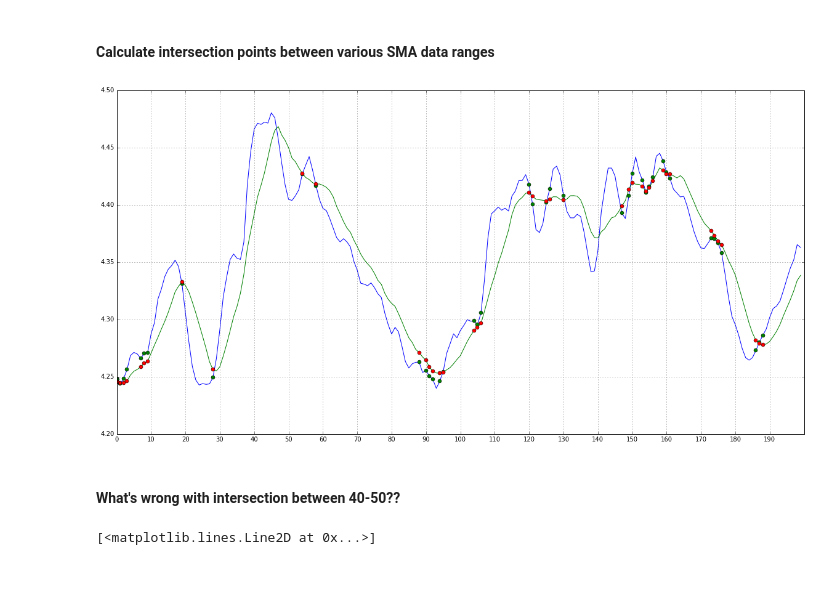
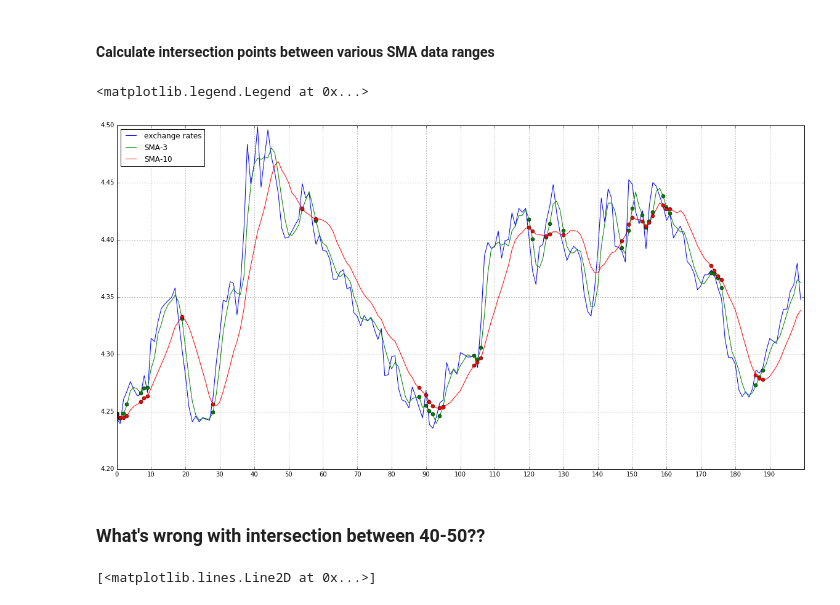
Before and after one commit to mariuszrokita/money-machine, a Jupyter notebook: EURPLN_exchange_rate_analysis.ipynb, the cells around one changed output. Cells and saved outputs as stored; diff of their text form; code cells hidden in the pictures; blank space fills up the shorter version.

Commit message:
Created new algorithm of finding intersection/crossing points

```diff
--- a/EURPLN_exchange_rate_analysis.ipynb
+++ b/EURPLN_exchange_rate_analysis.ipynb
@@ -169,34 +169,35 @@ Conclusion: The SMA-3, SMA-5, SMA-7, and SMA-10 are the best dataset in terms of
 # %%
 def plot_pair(pair):
     window1 = pair[0]
     window2 = pair[1]
     # get SMA values for interesting windows
     sma1 = df_sma[window1][-last_days_to_observe:].values
     sma2 = df_sma[window2][-last_days_to_observe:].values
     # calculate crossing points between both value ranges
     intersection_points = np.argwhere(np.isclose(sma1, sma2, atol=0.01)).reshape(-1)
     # plot
     plt.plot(sma1)
     plt.plot(sma2)
     plt.plot(intersection_points, sma1[intersection_points], 'go')
     plt.plot(intersection_points, sma2[intersection_points], 'ro')
     plt.xticks(np.arange(0, last_days_to_observe, 10))
     # return
     return list(intersection_points)[::2]
 
 
 # set up plotting parameters
 plt.figure(figsize=(20,10))
 plt.grid(True)
 
-#plt.plot(recent_exchange_rates)
+plt.plot(recent_exchange_rates)
 comparison_pair = (3, 10)
 intersection_points = plot_pair(comparison_pair)
-#plt.legend(['exchange rates', "SMA-{}".format(comparison_pair[0]), "SMA-{}".format(comparison_pair[1])], loc='upper left')
+plt.legend(['exchange rates', "SMA-{}".format(comparison_pair[0]), "SMA-{}".format(comparison_pair[1])], loc='upper left')
 # %% [output]
+<matplotlib.legend.Legend at 0x...>
-[figure, old version]
+[figure, new version]
 # %% [markdown]
-#### What's wrong with intersection between 40-50??
+### What's wrong with intersection between 40-50??
 # %%
 x1 = 40
 x2 = 50
```
Also changed, not shown: parts of 4 cells of this notebook.
